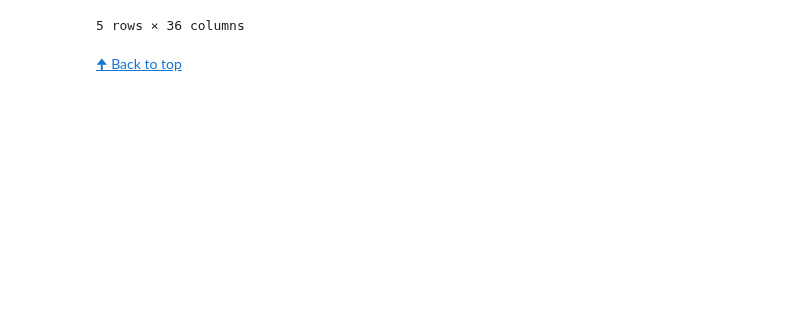
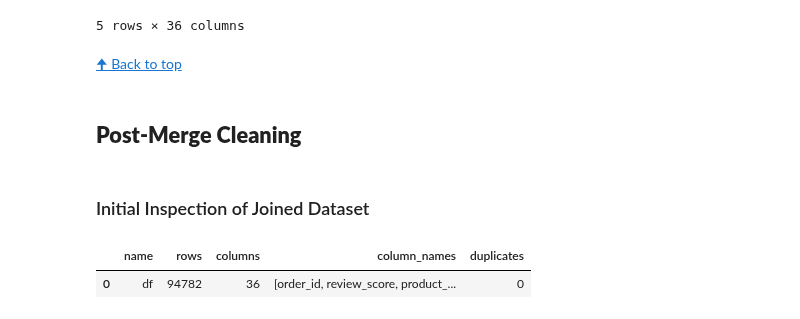
Before and after one commit to OlesyaEvseeva/customer-satisfaction-ecommerce, a Jupyter notebook: notebooks/02_data_integration_preprocessing.ipynb, the cells around one changed output. Saved outputs shown, nothing was run; the diff lists cells and outputs as text; code cells hidden in the pictures; blank space fills up the shorter version.

```diff
--- a/notebooks/02_data_integration_preprocessing.ipynb
+++ b/notebooks/02_data_integration_preprocessing.ipynb
@@ -389,3 +394,13 @@ Order-level joined table has 94782 rows and 36 columns.
 con.close()
 # %% [markdown]
 [🠉 Back to top](#structure-of-the-notebook)
+# %% [markdown]
+## **Post-Merge Cleaning**
+# %% [markdown]
+### Initial Inspection of Joined Dataset
+# %%
+# Display the summary of the DataFrame
+u.summarize_table_shapes(df_orders)
+# %% [output]
+|  | name | rows | columns | column_names | duplicates |
+| 0 | df | 94782 | 36 | [order_id, review_score, product_... | 0 |
```
Also changed, not shown: parts of 2 cells of this notebook.
